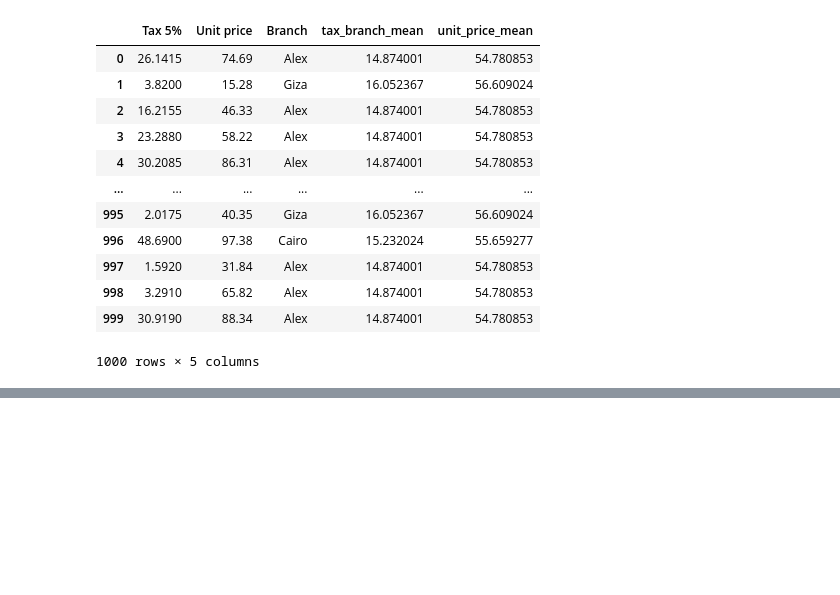
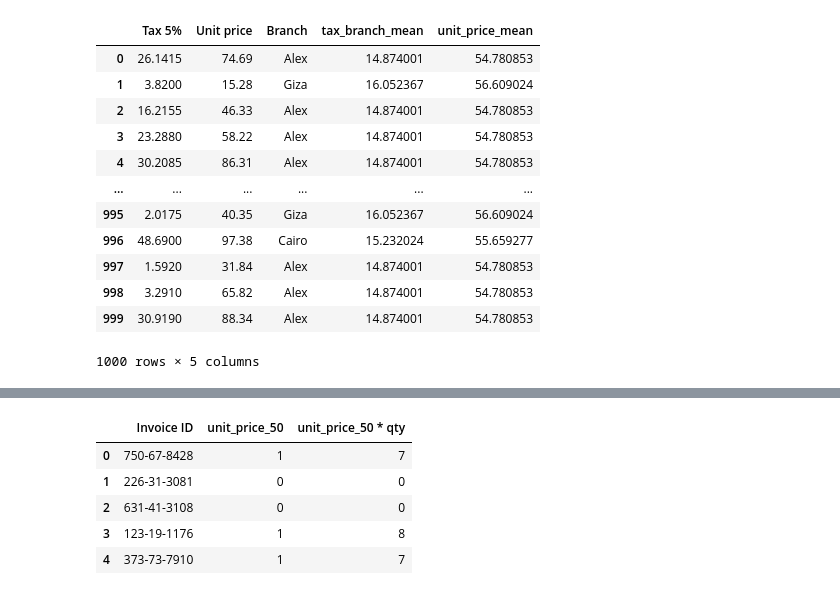
Before and after one commit to crdcamp/ml-learning-linear-regression-feature-engineering, a Jupyter notebook: feature_engineering_intro.ipynb, the cells around one changed output, grey strips where cells are left out. Cells and saved outputs as stored; diff of their text form; code cells hidden in the pictures; blank space fills up the shorter version.

```diff
--- a/feature_engineering_intro.ipynb
+++ b/feature_engineering_intro.ipynb
@@ -125,0 +146,12 @@ df[['Tax 5%', 'Unit price', 'Branch', 'tax_branch_mean', 'unit_price_mean']]
+# %%
+df['unit_price_50'] = np.where(df['Unit price'] > 50, 1, 0)
+df['unit_price_50 * qty'] = df['unit_price_50'] * df['Quantity']
+
+df[['Invoice ID', 'unit_price_50', 'unit_price_50 * qty']].head()
+# %% [output]
+|  | Invoice ID | unit_price_50 | unit_price_50 * qty |
+| 0 | 750-67-8428 | 1 | 7 |
+| 1 | 226-31-3081 | 0 | 0 |
+| 2 | 631-41-3108 | 0 | 0 |
+| 3 | 123-19-1176 | 1 | 8 |
+| 4 | 373-73-7910 | 1 | 7 |
```
Also changed, not shown: parts of 5 cells of this notebook.
